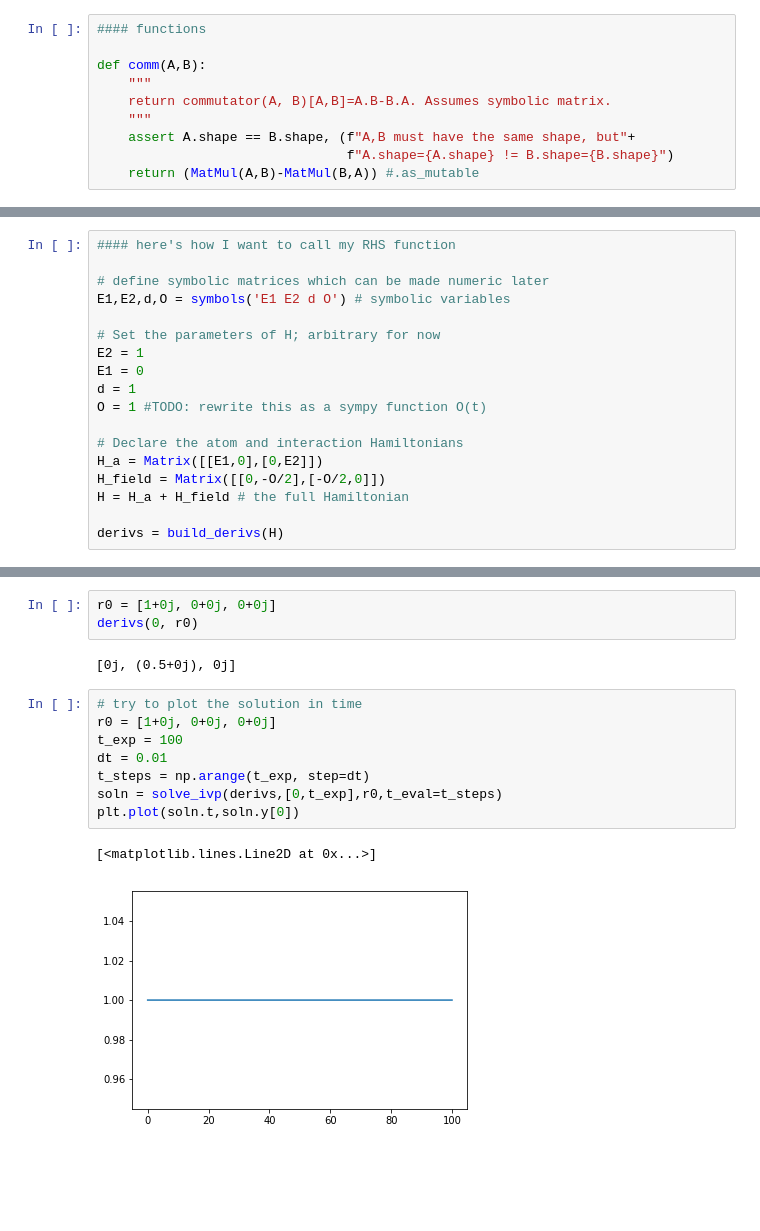
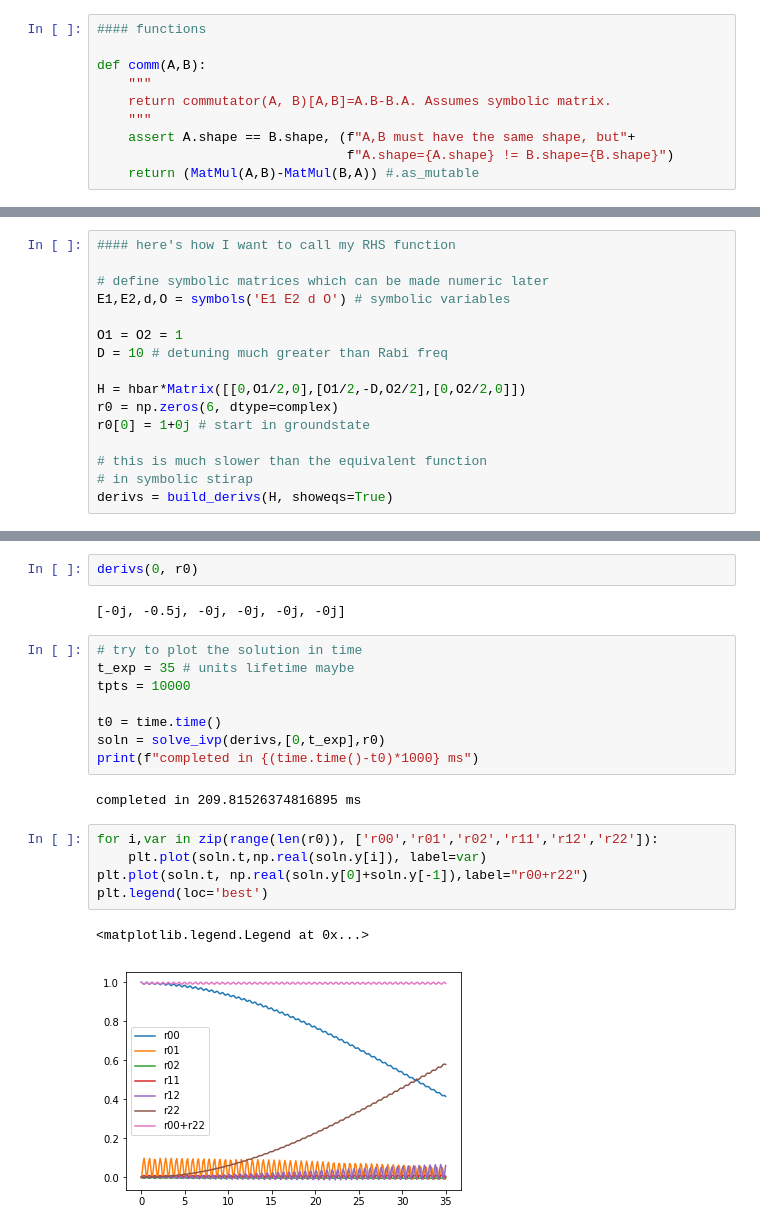
Before and after one commit to prhuft/atom-sim, a Jupyter notebook: eq_gen.ipynb, the cells around one changed output, grey strips where cells are left out. Drawn from its saved outputs; the diff is of its cells as text; blank space fills up the shorter version.

```diff
--- a/eq_gen.ipynb
+++ b/eq_gen.ipynb
@@ -94,16 +90,14 @@ bar(*xargs)
 # define symbolic matrices which can be made numeric later
 E1,E2,d,O = symbols('E1 E2 d O') # symbolic variables
 
-# Set the parameters of H; arbitrary for now
-E2 = 1
-E1 = 0
-d = 1
-O = 1 #TODO: rewrite this as a sympy function O(t)
+O1 = O2 = 1
+D = 10 # detuning much greater than Rabi freq
 
-# Declare the atom and interaction Hamiltonians
-H_a = Matrix([[E1,0],[0,E2]])
-H_field = Matrix([[0,-O/2],[-O/2,0]])
-H = H_a + H_field # the full Hamiltonian
+H = hbar*Matrix([[0,O1/2,0],[O1/2,-D,O2/2],[0,O2/2,0]])
+r0 = np.zeros(6, dtype=complex)
+r0[0] = 1+0j # start in groundstate
 
-derivs = build_derivs(H)
+# this is much slower than the equivalent function
+# in symbolic stirap
+derivs = build_derivs(H, showeqs=True)
 # %% [output]
@@ -130,16 +117,22 @@ None
-# %%
-r0 = [1+0j, 0+0j, 0+0j]
-derivs(0, r0)
-# %% [output]
-[0j, (0.5+0j), 0j]
-# %%
-# try to plot the solution in time
-r0 = [1+0j, 0+0j, 0+0j]
-t_exp = 100
-dt = 0.01
-t_steps = np.arange(t_exp, step=dt)
-soln = solve_ivp(derivs,[0,t_exp],r0,t_eval=t_steps)
-plt.plot(soln.t,soln.y[0])
-# %% [output]
-[<matplotlib.lines.Line2D at 0x...>]
-[figure, removed]
+# %%
+derivs(0, r0)
+# %% [output]
+[-0j, -0.5j, -0j, -0j, -0j, -0j]
+# %%
+# try to plot the solution in time
+t_exp = 35 # units lifetime maybe
+tpts = 10000
+
+t0 = time.time()
+soln = solve_ivp(derivs,[0,t_exp],r0)
+print(f"completed in {(time.time()-t0)*1000} ms")
+# %% [output]
+completed in 209.81526374816895 ms
+# %%
+for i,var in zip(range(len(r0)), ['r00','r01','r02','r11','r12','r22']):
+    plt.plot(soln.t,np.real(soln.y[i]), label=var)
+plt.plot(soln.t, np.real(soln.y[0]+soln.y[-1]),label="r00+r22")
+plt.legend(loc='best')
+# %% [output]
+<matplotlib.legend.Legend at 0x...>
+[figure, added]
```
Also changed, not shown: parts of 4 cells of this notebook.
